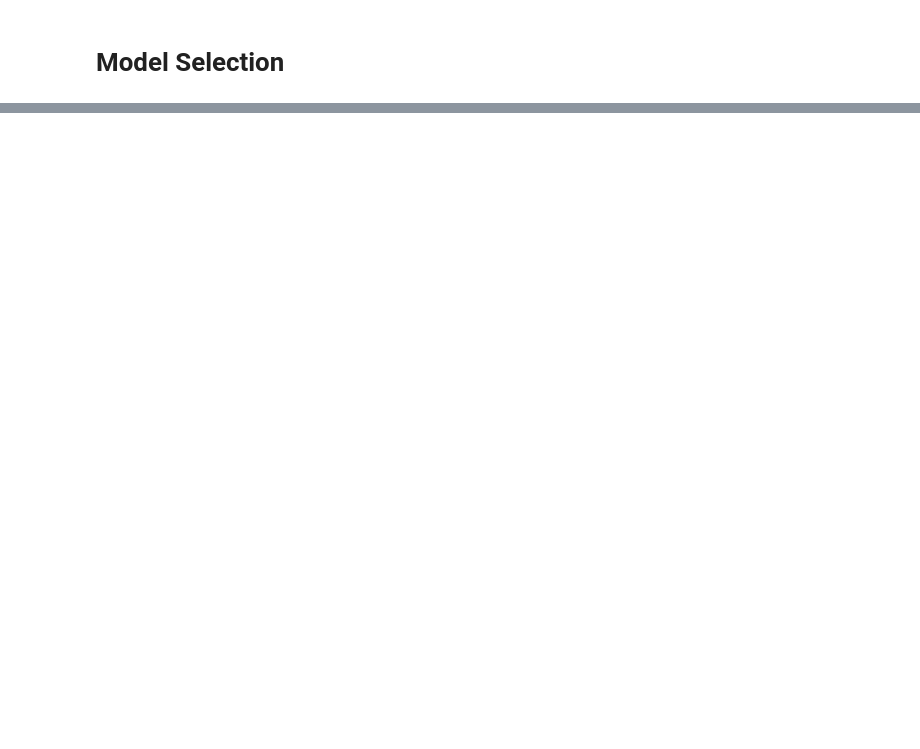
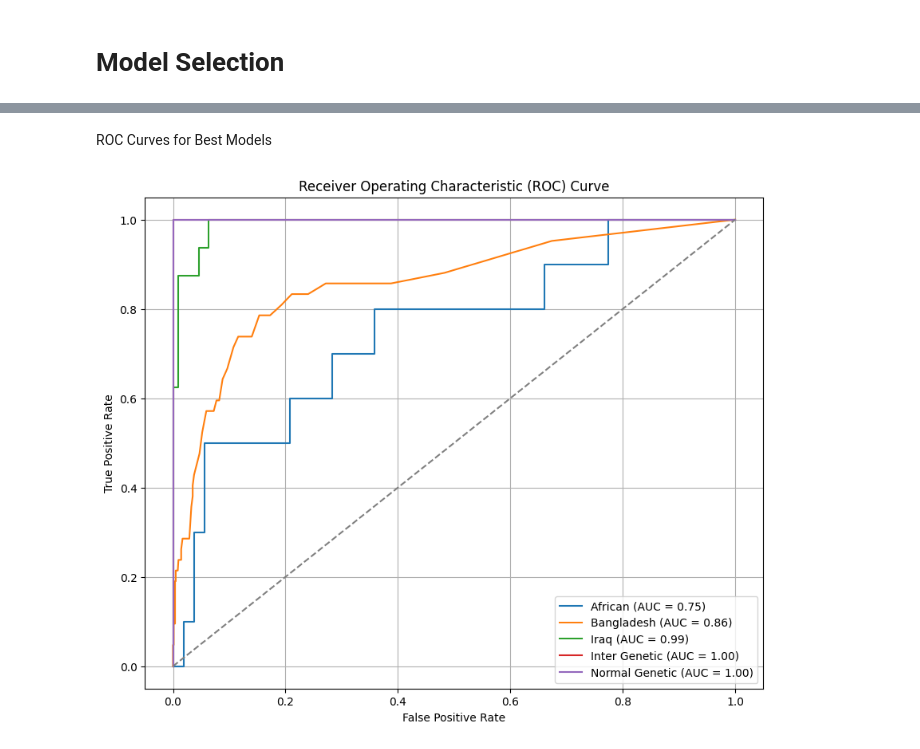
Before and after one commit to AbdullahDahabre/T2D-Prediction-System--Data-Fusion-for-Enhanced-Decision-Making, a Jupyter notebook: Data_Fusion.ipynb, the cells around one changed output, grey strips where cells are left out. Saved outputs shown, nothing was run; the diff lists cells and outputs as text; code cells hidden in the pictures; blank space fills up the shorter version.

```diff
--- a/Data_Fusion.ipynb
+++ b/Data_Fusion.ipynb
@@ -140,5 +169,5 @@ Build and Compile the GAN
 # %%
-input_dim = X_train_inter_genetic_scaled.shape[1]  # Number of features
+input_dim = inter_genetic_scaled.shape[1]  # Number of features
 generator = build_generator(100, input_dim)  # Generator takes 100 noise dimensions
 discriminator = build_discriminator(input_dim)
 
@@ -247,0 +346,10 @@ Name: count, dtype: int64
+# %%
+# Define input dimension based on normal_genetic dataset
+input_dim = normal_genetic_scaled.shape[1]  # Number of features
+generator = build_generator(100, input_dim)  # Generator takes 100 noise dimensions
+discriminator = build_discriminator(input_dim)
+
+# Create GAN model (combining Generator & Discriminator)
+discriminator.trainable = False  # Freeze discriminator during GAN training
+gan = Sequential([generator, discriminator])
+gan.compile(loss='binary_crossentropy', optimizer='adam')
@@ -268,10 +528,10 @@ X_train_iraq, X_test_iraq, y_train_iraq, y_test_iraq = train_test_split(
 
 # Splitting Inter Genetic dataset
 X_train_inter_genetic, X_test_inter_genetic, y_train_inter_genetic, y_test_inter_genetic = train_test_split(
-    inter_genetic.drop('T2D', axis=1), inter_genetic['T2D'], test_size=0.2, random_state=42
+    balanced_inter_genetic.drop('T2D', axis=1), balanced_inter_genetic['T2D'], test_size=0.2, random_state=42
 )
 
 # Splitting Normal Genetic dataset
 X_train_normal_genetic, X_test_normal_genetic, y_train_normal_genetic, y_test_normal_genetic = train_test_split(
-    normal_genetic.drop('T2D', axis=1), normal_genetic['T2D'], test_size=0.2, random_state=42
+    balanced_normal_genetic.drop('T2D', axis=1), balanced_normal_genetic['T2D'], test_size=0.2, random_state=42
 )
@@ -378,0 +765,41 @@ Model Evaluation
+# %% [markdown]
+ROC Curves for Best Models
+# %%
+import matplotlib.pyplot as plt
+from sklearn.model_selection import train_test_split
+from sklearn.metrics import roc_curve, auc
+
+# Dictionary to store ROC curve data
+roc_data = {}
+
+# Compute ROC curve for each dataset's best model
+for dataset_name, (X, y) in datasets.items():
+    # Split the data (80% train, 20% test)
+    X_train, X_test, y_train, y_test = train_test_split(X, y, test_size=0.2, random_state=42)
+
+    # Get the best model for this dataset
+    model = best_models_mapping[dataset_name]
+    model.fit(X_train, y_train)  # Train the model
+    y_pred_prob = model.predict_proba(X_test)[:, 1]  # Get probability estimates for class 1
+
+    # Compute ROC curve
+    fpr, tpr, _ = roc_curve(y_test, y_pred_prob)
+    roc_auc = auc(fpr, tpr)
+
+    # Store results
+    roc_data[dataset_name] = (fpr, tpr, roc_auc)
+
+# Plot ROC curves for all datasets
+plt.figure(figsize=(10, 8))
+for dataset_name, (fpr, tpr, roc_auc) in roc_data.items():
+    plt.plot(fpr, tpr, label=f"{dataset_name} (AUC = {roc_auc:.2f})")
+
+plt.plot([0, 1], [0, 1], linestyle='--', color='gray')  # Diagonal reference line
+plt.xlabel("False Positive Rate")
+plt.ylabel("True Positive Rate")
+plt.title("Receiver Operating Characteristic (ROC) Curve")
+plt.legend(loc="lower right")
+plt.grid()
+plt.show()
+# %% [output]
+[figure, added]
```
Also changed, not shown: parts of 37 cells of this notebook.
